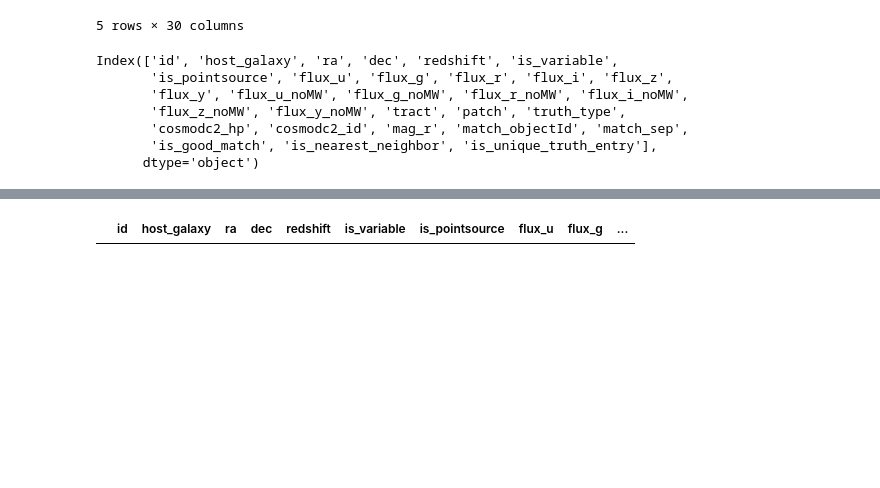
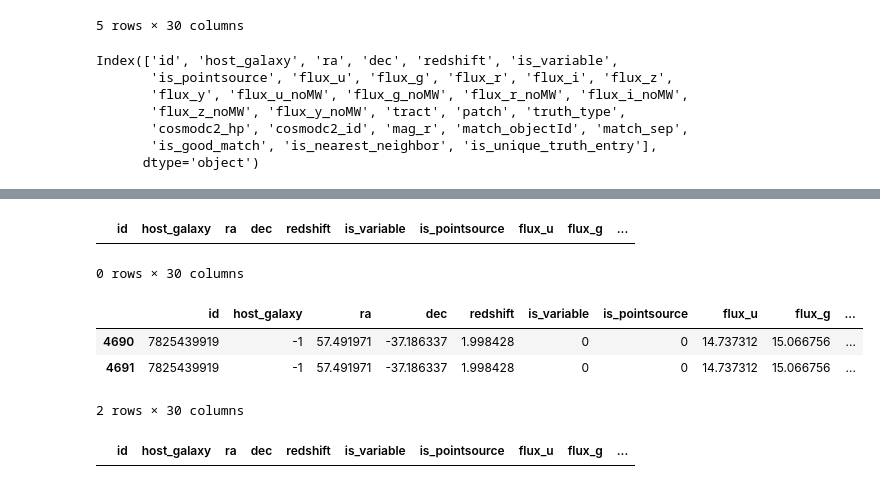
Before and after one commit to lsst-dm/ap_pipe-notebooks, a Jupyter notebook: notebooks/PREOPS-559_DC2_DIASource_Match.ipynb, the cells around one changed output, grey strips where cells are left out. Drawn from its saved outputs; the diff is of its cells as text; code cells hidden in the pictures; blank space fills up the shorter version.

```diff
--- a/notebooks/PREOPS-559_DC2_DIASource_Match.ipynb
+++ b/notebooks/PREOPS-559_DC2_DIASource_Match.ipynb
@@ -88,3 +101,15 @@ Index(['id', 'host_galaxy', 'ra', 'dec', 'redshift', 'is_variable',
+# %%
+truth.loc[truth['id']==7825439919]
+# %% [output]
+|  | id | host_galaxy | ra | dec | redshift | is_variable | is_pointsource | flux_u | flux_g | ... |
+0 rows × 30 columns
+# %%
+truth.loc[[4690,4691]]
+# %% [output]
+|  | id | host_galaxy | ra | dec | redshift | is_variable | is_pointsource | flux_u | flux_g | ... |
+| 4690 | 7825439919 | -1 | 57.491971 | -37.186337 | 1.998428 | 0 | 0 | 14.737312 | 15.066756 | ... |
+| 4691 | 7825439919 | -1 | 57.491971 | -37.186337 | 1.998428 | 0 | 0 | 14.737312 | 15.066756 | ... |
+2 rows × 30 columns
 # %%
 truth.loc[(truth.is_variable == True) & (truth.is_pointsource == False) ]
 # %% [output]
```
Also changed, not shown: parts of 40 cells of this notebook.
